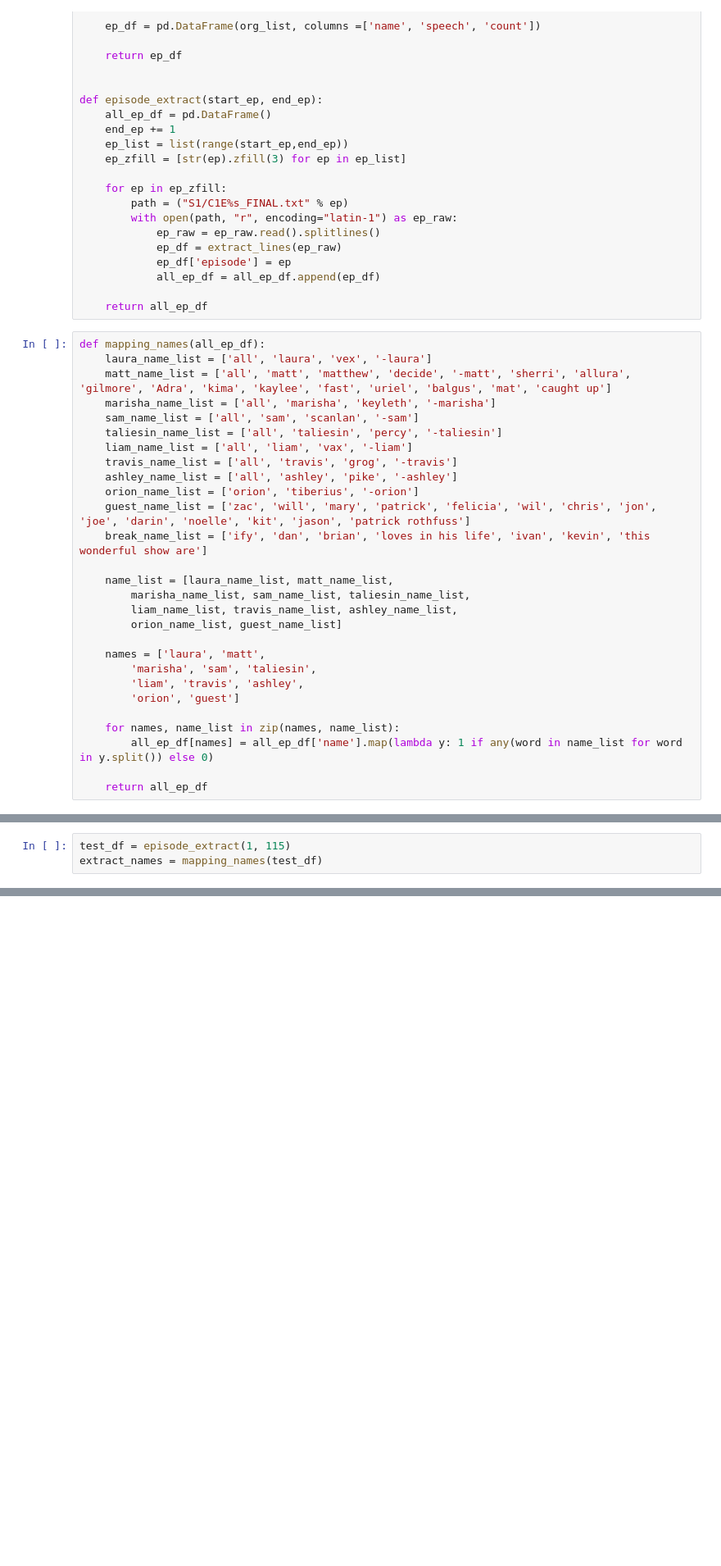
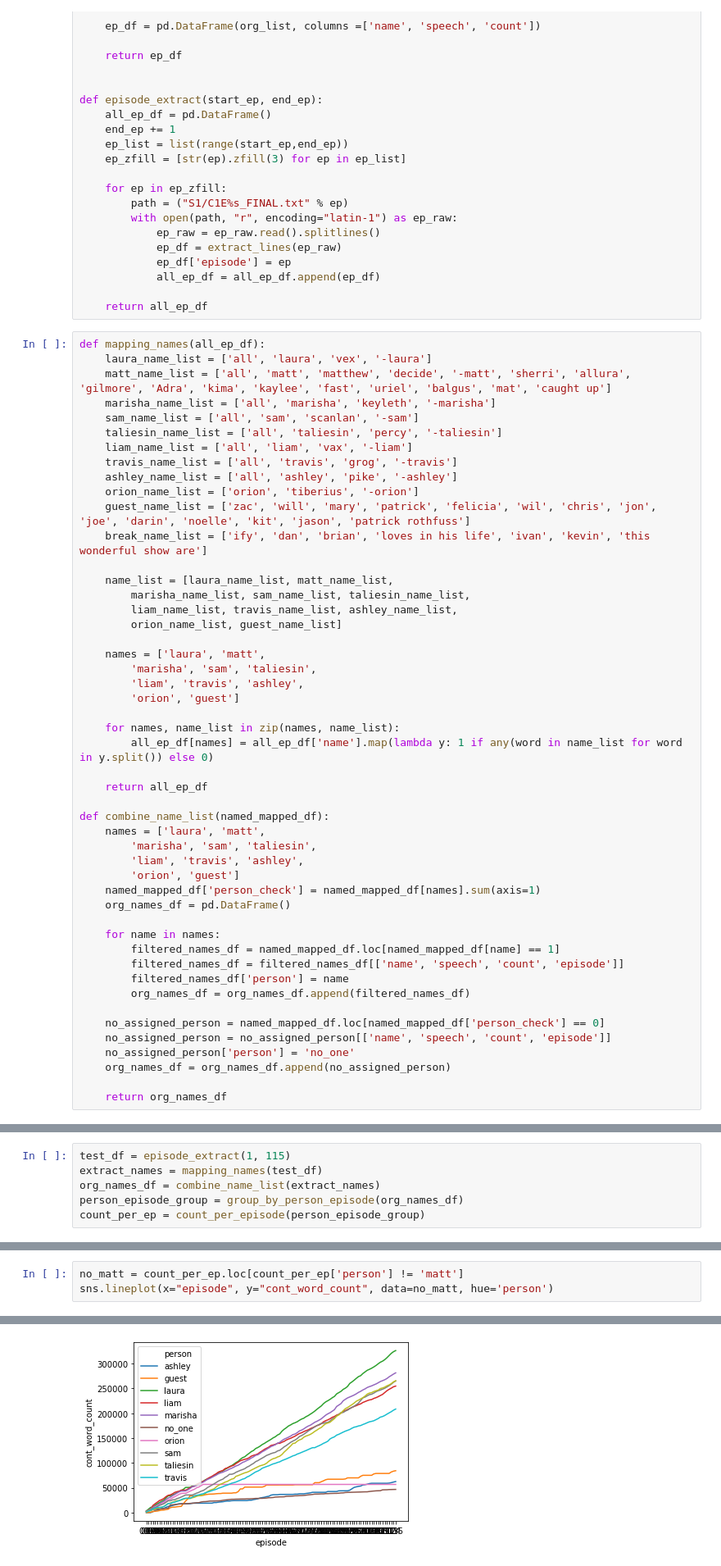
Before and after one commit to albechen/critical-role-transcript-statistics, a Jupyter notebook: cr_transcript.ipynb, the cells around one changed output, grey strips where cells are left out. Shown: that part at 82% size. Cells and saved outputs as stored; diff of their text form; blank space fills up the shorter version.

Commit message:
feat: func clean txt to cnt lines and words

```diff
--- a/cr_transcript.ipynb
+++ b/cr_transcript.ipynb
@@ -109,3 +111,24 @@ def mapping_names(all_ep_df):
         all_ep_df[names] = all_ep_df['name'].map(lambda y: 1 if any(word in name_list for word in y.split()) else 0)
 
     return all_ep_df
+
+def combine_name_list(named_mapped_df):
+    names = ['laura', 'matt',
+        'marisha', 'sam', 'taliesin',
+        'liam', 'travis', 'ashley',
+        'orion', 'guest']
+    named_mapped_df['person_check'] = named_mapped_df[names].sum(axis=1)
+    org_names_df = pd.DataFrame()
+
+    for name in names:
+        filtered_names_df = named_mapped_df.loc[named_mapped_df[name] == 1]
+        filtered_names_df = filtered_names_df[['name', 'speech', 'count', 'episode']]
+        filtered_names_df['person'] = name
+        org_names_df = org_names_df.append(filtered_names_df)
+
+    no_assigned_person = named_mapped_df.loc[named_mapped_df['person_check'] == 0]
+    no_assigned_person = no_assigned_person[['name', 'speech', 'count', 'episode']]
+    no_assigned_person['person'] = 'no_one'
+    org_names_df = org_names_df.append(no_assigned_person)
+
+    return org_names_df
@@ -112,3 +175,6 @@ def mapping_names(all_ep_df):
 # %%
 test_df = episode_extract(1, 115)
 extract_names = mapping_names(test_df)
+org_names_df = combine_name_list(extract_names)
+person_episode_group = group_by_person_episode(org_names_df)
+count_per_ep = count_per_episode(person_episode_group)
@@ -178,0 +197,4 @@ grouped_names.columns = ['line_count', 'word_count']
+# %%
+no_matt = count_per_ep.loc[count_per_ep['person'] != 'matt']
+sns.lineplot(x="episode", y="cont_word_count", data=no_matt, hue='person')
+# %% [output]
@@ -178,0 +202 @@ grouped_names.columns = ['line_count', 'word_count']
+[figure, added]
```
Also changed, not shown: parts of 11 cells of this notebook.
